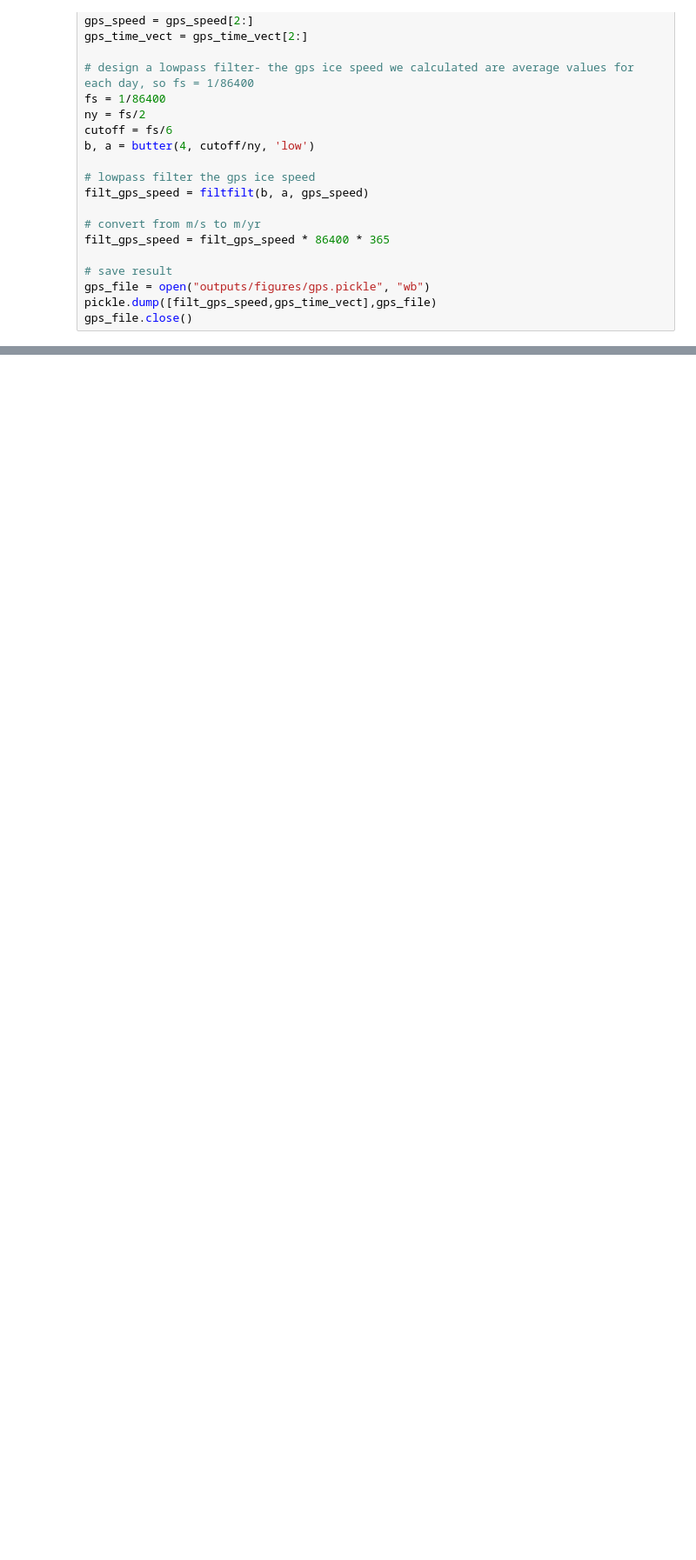
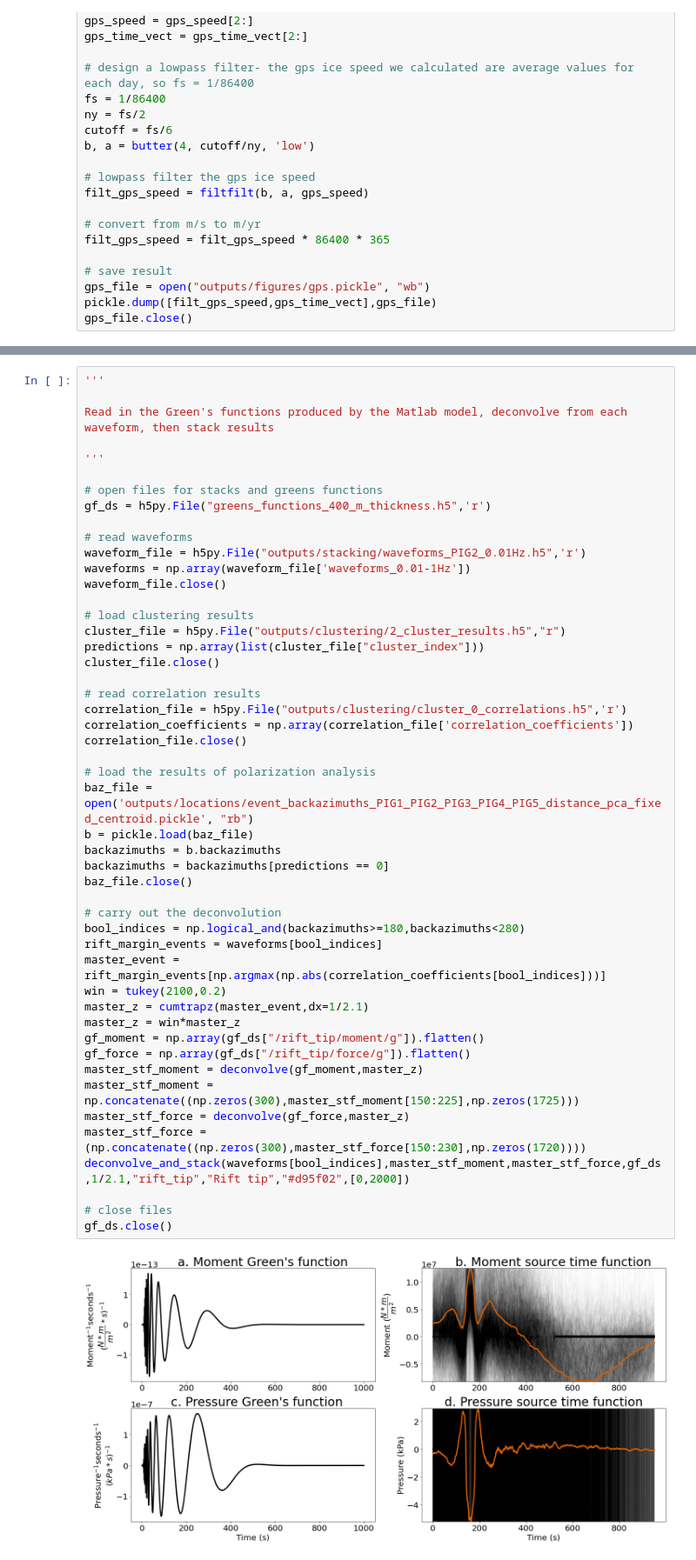
Before and after one commit to stepholinger/rift_detection_location, a Jupyter notebook: riftquake_analysis.ipynb, the cells around one changed output, grey strips where cells are left out. Shown at 87% size. Saved outputs shown, nothing was run; the diff lists cells and outputs as text; blank space fills up the shorter version.

```diff
--- a/riftquake_analysis.ipynb
+++ b/riftquake_analysis.ipynb
@@ -768,0 +838,51 @@ gf_ds.close()
+# %%
+'''
+
+Read in the Green's functions produced by the Matlab model, deconvolve from each waveform, then stack results
+
+'''
+
+# open files for stacks and greens functions
+gf_ds = h5py.File("greens_functions_400_m_thickness.h5",'r')
+
+# read waveforms
+waveform_file = h5py.File("outputs/stacking/waveforms_PIG2_0.01Hz.h5",'r')
+waveforms = np.array(waveform_file['waveforms_0.01-1Hz'])
+waveform_file.close()
+
+# load clustering results
+cluster_file = h5py.File("outputs/clustering/2_cluster_results.h5","r")
+predictions = np.array(list(cluster_file["cluster_index"]))
+cluster_file.close()
+
+# read correlation results
+correlation_file = h5py.File("outputs/clustering/cluster_0_correlations.h5",'r')
+correlation_coefficients = np.array(correlation_file['correlation_coefficients'])
+correlation_file.close()
+
+# load the results of polarization analysis
+baz_file = open('outputs/locations/event_backazimuths_PIG1_PIG2_PIG3_PIG4_PIG5_distance_pca_fixed_centroid.pickle', "rb")
+b = pickle.load(baz_file)
+backazimuths = b.backazimuths
+backazimuths = backazimuths[predictions == 0]
+baz_file.close()
+
+# carry out the deconvolution
+bool_indices = np.logical_and(backazimuths>=180,backazimuths<280)
+rift_margin_events = waveforms[bool_indices]
+master_event = rift_margin_events[np.argmax(np.abs(correlation_coefficients[bool_indices]))]
+win = tukey(2100,0.2)
+master_z = cumtrapz(master_event,dx=1/2.1)
+master_z = win*master_z
+gf_moment = np.array(gf_ds["/rift_tip/moment/g"]).flatten()
+gf_force = np.array(gf_ds["/rift_tip/force/g"]).flatten()
+master_stf_moment = deconvolve(gf_moment,master_z)
+master_stf_moment = np.concatenate((np.zeros(300),master_stf_moment[150:225],np.zeros(1725)))
+master_stf_force = deconvolve(gf_force,master_z)
+master_stf_force = (np.concatenate((np.zeros(300),master_stf_force[150:230],np.zeros(1720))))
+deconvolve_and_stack(waveforms[bool_indices],master_stf_moment,master_stf_force,gf_ds,1/2.1,"rift_tip","Rift tip","#d95f02",[0,2000])
+
+# close files
+gf_ds.close()
+# %% [output]
+[figure, added]
```
Also changed, not shown: parts of 13 cells of this notebook, 11 other files.
